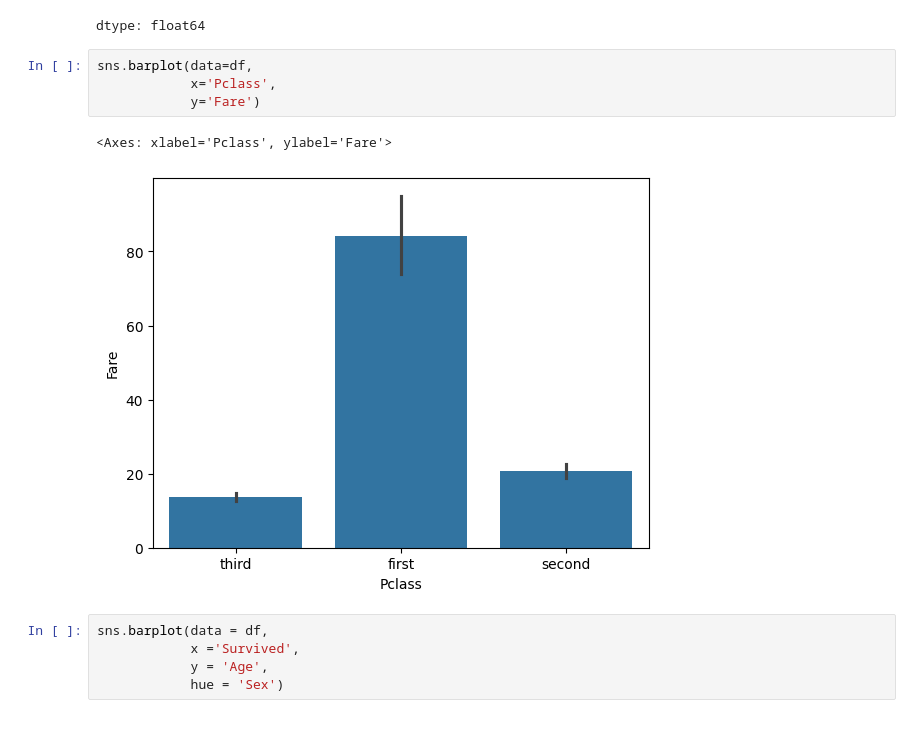
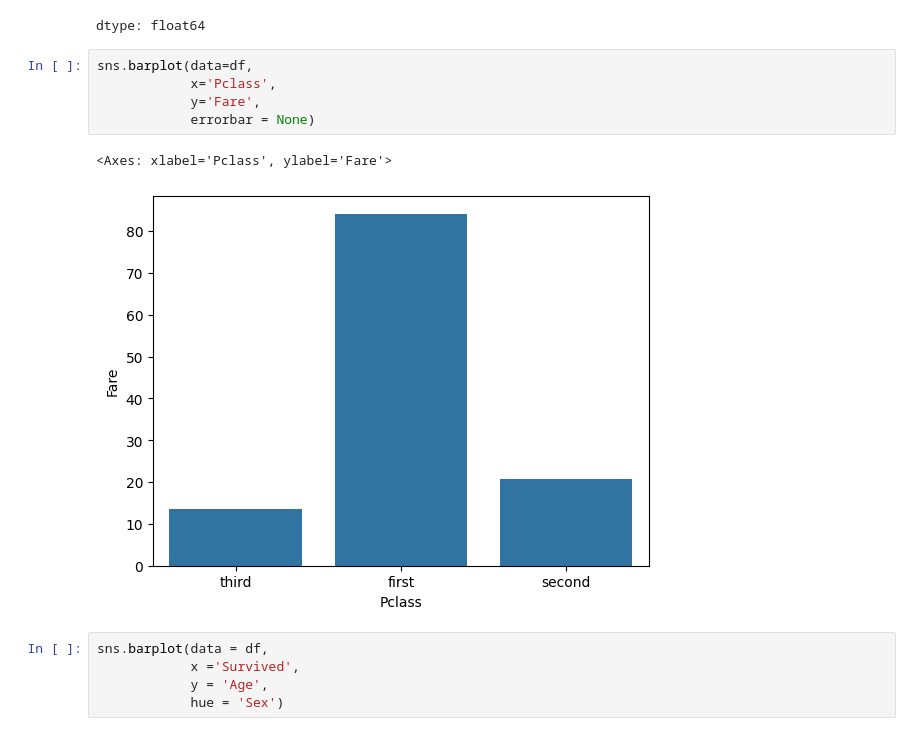
Before and after one commit to TanzilaDewan789/Machine_Learning, a Jupyter notebook: EDA1(Titanic).ipynb, the cells around one changed output. Drawn from its saved outputs; the diff is of its cells as text.

```diff
--- a/EDA1(Titanic).ipynb
+++ b/EDA1(Titanic).ipynb
@@ -322,10 +325,11 @@ dtype: float64
 # %%
 sns.barplot(data=df,
             x='Pclass',
-            y='Fare')
+            y='Fare',
+            errorbar = None)
 # %% [output]
 <Axes: xlabel='Pclass', ylabel='Fare'>
-[figure, old version]
+[figure, new version]
 # %%
 sns.barplot(data = df,
             x ='Survived',
```
Also changed, not shown: parts of 6 cells of this notebook.
